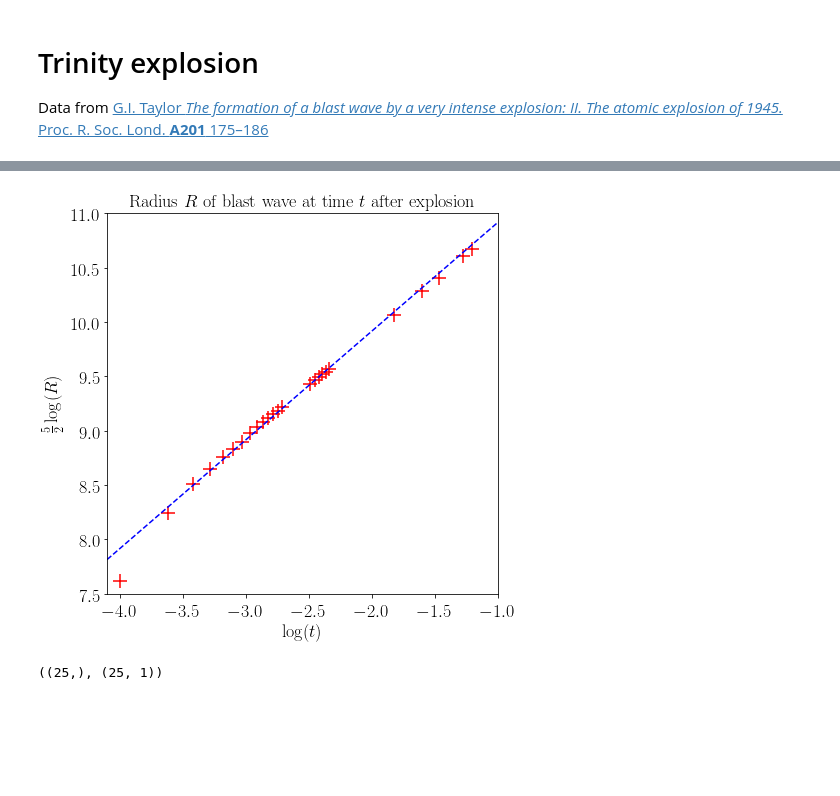
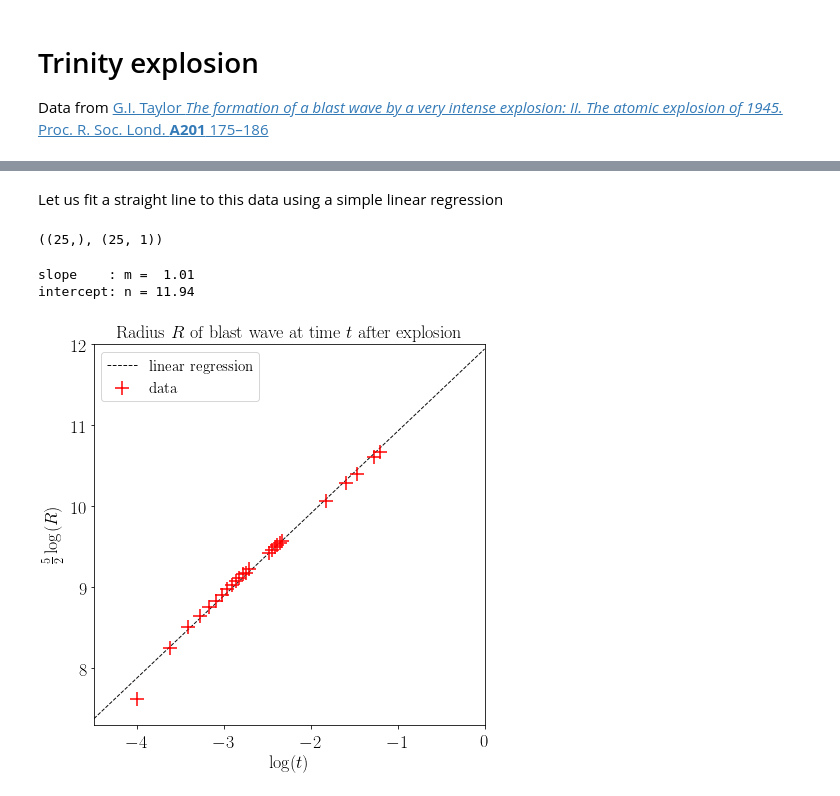
Before and after one commit to jsdiazpo/Physics-Digressions, a Jupyter notebook: Trinity-Test.ipynb, the cells around one changed output, grey strips where cells are left out. Saved outputs shown, nothing was run; the diff lists cells and outputs as text; code cells hidden in the pictures; blank space fills up the shorter version.

```diff
--- a/Trinity-Test.ipynb
+++ b/Trinity-Test.ipynb
@@ -7,6 +7,8 @@ plt.rcParams['figure.facecolor'] = 'w'
 from matplotlib import rc
 rc('text',usetex=True)
 rc('font',**{'family':'serif','serif':['Computer Modern'], 'size' : 18})
+plt.rcParams.update({'font.size': 18})
+plt.rcParams['axes.titlesize'] = 18
 # %% [markdown]
 # Trinity explosion
 
@@ -14,13 +16,13 @@ Data from [G.I. Taylor *The formation of a blast wave by a very intense explosio
 # %%
 df = pd.read_csv('data/GITaylor_Trinity_data.csv')
 # %%
-df['t_sec'] = df['t_msec'] * 1e-3
-df['R_cm'] = df['R_m'] * 1e2
+df['t_sec'] = df['t_msec'] * 1e-3  # convert msec to sec
+df['R_cm']  = df['R_m'] * 1e2      # convert m to cm to reproduce Taylor's Figure 1
 
 df['log10_t'] = df['t_sec'].apply(lambda x: np.log10(x))
 df['log10_R'] = df['R_cm'].apply(lambda x: np.log10(x))
 df['5/2*log10_R'] = df['log10_R'] * 5/2
-df['5/2*log10R'] = df['log10_R'] * 5/2
+# df['5/2*log10R']  = df['log10_R'] * 5/2
 # %%
 df.head()
 # %% [output]
@@ -33,26 +46,38 @@ df.head()
+# %% [markdown]
+Let us fit a straight line to this data using a simple linear regression
+# %%
+# set up data
+X = df['log10_t'].values.reshape(1, -1).T
+y = df['5/2*log10_R'].values
+y.shape, X.shape
+# %% [output]
+((25,), (25, 1))
+# %%
+# fit Linear Regression: y = mx+n
+from sklearn.linear_model import LinearRegression
+model = LinearRegression()
+model.fit(X, y)
+print(f'slope    : m = {model.coef_[0]:5.2f}')
+print(f'intercept: n = {model.intercept_:.2f}')
+# %% [output]
+slope    : m =  1.01
+intercept: n = 11.94
 # %%
 fig, ax = plt.subplots()
 fig.set_size_inches(7, 7)
-xmin, xmax = -4.1, -1
-ymin, ymax = 7.5, 11
-ax.set_title(r'Radius $R$ of blast wave at time $t$ after explosion', fontsize=18)
-ax.scatter(df['log10_t'], df['5/2*log10_R'], s=180, marker='+', color='r')
+xmin, xmax = -4.5, 0
+ymin, ymax = 7.3, 12
+
+ax.scatter(df['log10_t'], df['5/2*log10_R'], s=180, marker='+', color='r', label='data', zorder=10)
+# plot linear fit
 logt = np.linspace(xmin, xmax, 2)
-ax.plot(logt, logt + 11.915, 'b--')
-ax.set_xlim(xmin, xmax)
-ax.set_ylim(ymin, ymax)
-ax.set_xlabel(r'$\log(t)$', fontsize=18)
-ax.set_ylabel(r'$\frac{5}{2}\log(R)$', fontsize=18)
-# ax.set_xticklabels(x_ticks, rotation=0, fontsize=15)
-# ax.set_yticklabels(y_ticks, rotation=0, fontsize=15)
-plt.rc('xtick',labelsize=18)
-plt.rc('ytick',labelsize=18);
-# fig.savefig('plots/BlastWaveRadius.pdf', bbox_inches='tight')
+ax.plot(logt, model.intercept_ + model.coef_[0] * logt, 'k--', linewidth=1,
+        label=f'linear regression', zorder=0, alpha=0.95)
+
+ax.set(xlim=[xmin, xmax], ylim=[ymin, ymax],
+       xlabel=r'$\log(t)$', ylabel=r'$\frac{5}{2}\log(R)$',
+       title=r'Radius $R$ of blast wave at time $t$ after explosion');
+ax.legend(fontsize=15);
+# fig.savefig('plots/TrinityBlastWave-Taylor.pdf', bbox_inches='tight')
 # %% [output]
-[figure, old version]
+[figure, new version]
-# %%
-X = df['log10_t'].values.reshape(1, -1).T
-y = df['5/2*log10_R'].values
-y.shape, X.shape
-# %% [output]
-((25,), (25, 1))
```
Also changed, not shown: parts of 9 cells of this notebook.
